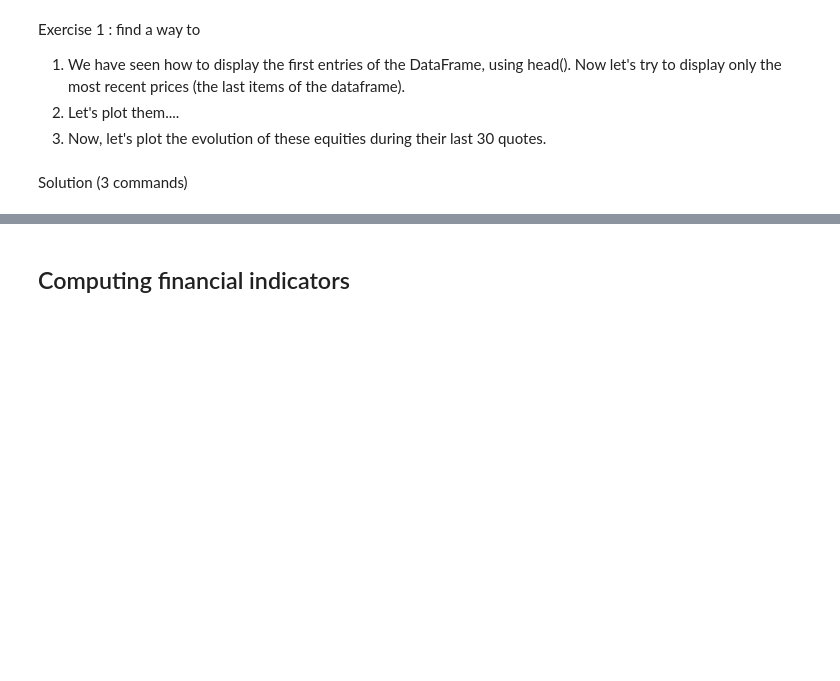
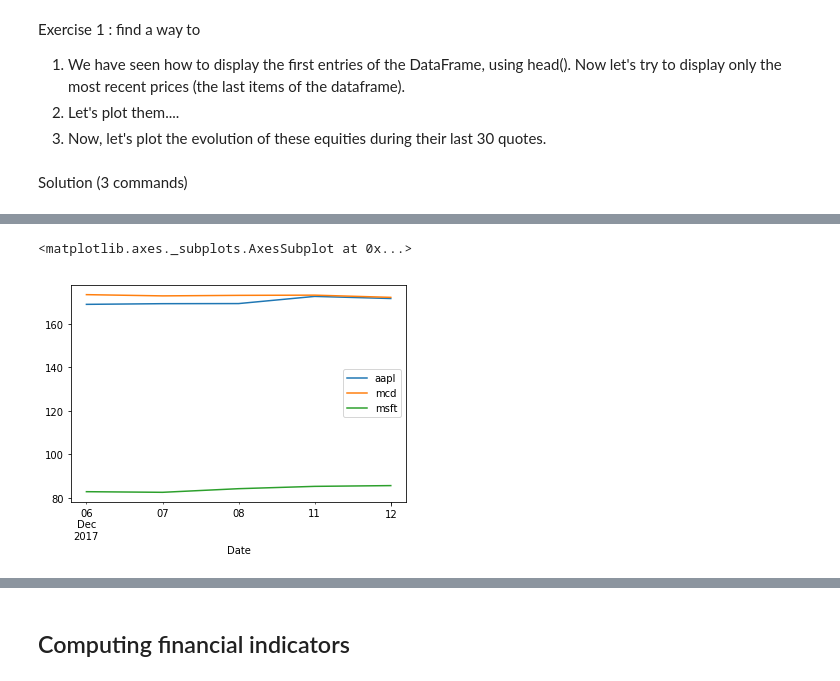
Before and after one commit to nicolasmauhe/computational_finance, a Jupyter notebook: course.ipynb, the cells around one changed output, grey strips where cells are left out. Drawn from its saved outputs; the diff is of its cells as text; code cells hidden in the pictures; blank space fills up the shorter version.

```diff
--- a/course.ipynb
+++ b/course.ipynb
@@ -84,0 +114,6 @@ Solution (3 commands)
+# %%
+# 2
+data.tail().plot()
+# %% [output]
+<matplotlib.axes._subplots.AxesSubplot at 0x...>
+[figure, added]
```
Also changed, not shown: parts of 82 cells of this notebook, 1 other file.
